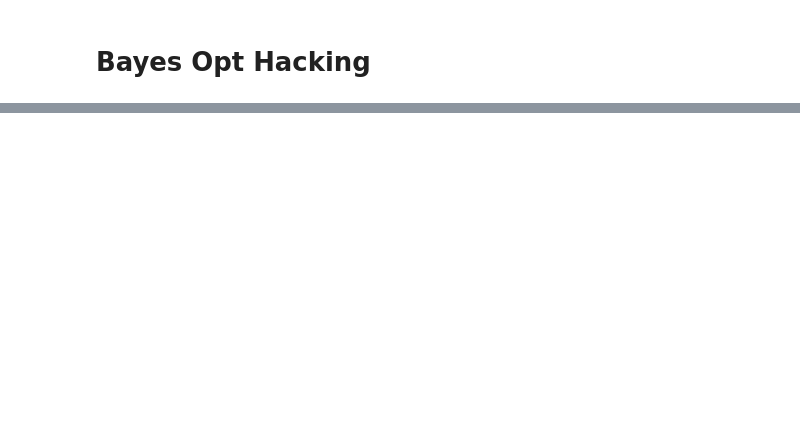
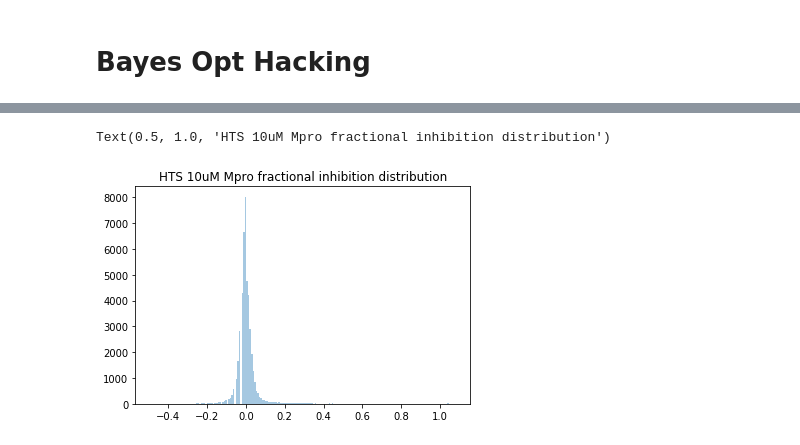
Before and after one commit to choderalab/pinot, a Jupyter notebook: scripts/active/bo_hacking.ipynb, the cells around one changed output, grey strips where cells are left out. Cells and saved outputs as stored; diff of their text form; code cells hidden in the pictures; blank space fills up the shorter version.

Commit message:
Added IC50 data from Nir.

```diff
--- a/scripts/active/bo_hacking.ipynb
+++ b/scripts/active/bo_hacking.ipynb
@@ -23,14 +24,14 @@ args = {
     'q': 96,
     'device': 'cuda:0',
     'num_trials': 1, # 9
-    'num_rounds': 80, # 80
-    'num_epochs': 200, # 200
+    'num_rounds': 15, # 80
+    'num_epochs': 250, # 200
     'index_provided': True,
     'early_stopping': False,
     'beliefs': [],
     'annealing': 1.0,
     'n_inducing_points': 100,
-    'sample_frac': 0.05, # 1.0
+    'sample_frac': 0.25, # 1.0
     'update_representation_interval': 20,
 }
 
@@ -97,0 +90,5 @@ best_df.to_csv('Random_best.csv')
+# %%
+ds = plot.generate_data()
+# %%
+import numpy as np
+dist = np.array([d[1].item() for d in ds])
@@ -97,0 +114,7 @@ best_df.to_csv('Random_best.csv')
+# %%
+
+sns.distplot(dist[dist > -0.5], bins=200, kde=None)
+plt.title('HTS 10uM Mpro fractional inhibition distribution')
+# %% [output]
+Text(0.5, 1.0, 'HTS 10uM Mpro fractional inhibition distribution')
+[figure, added]
```
Also changed, not shown: parts of 9 cells of this notebook, 6 other files.
